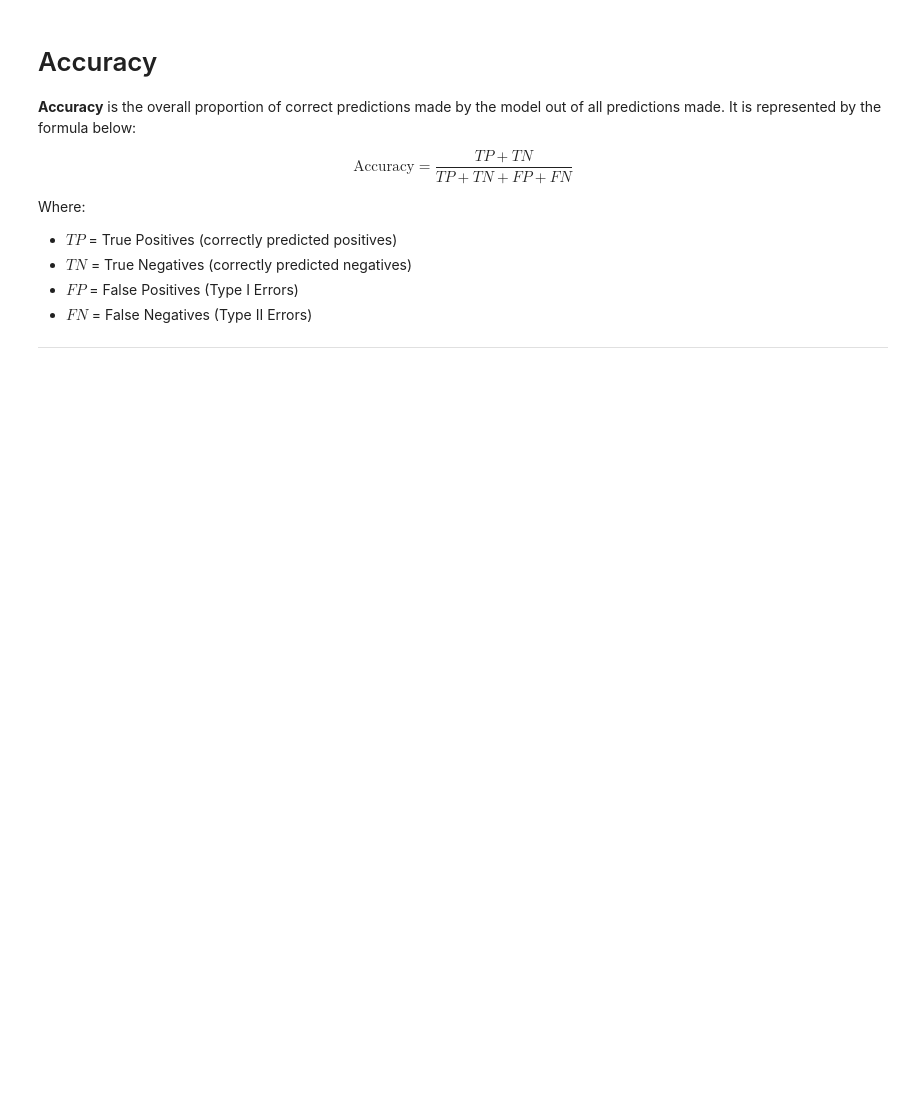
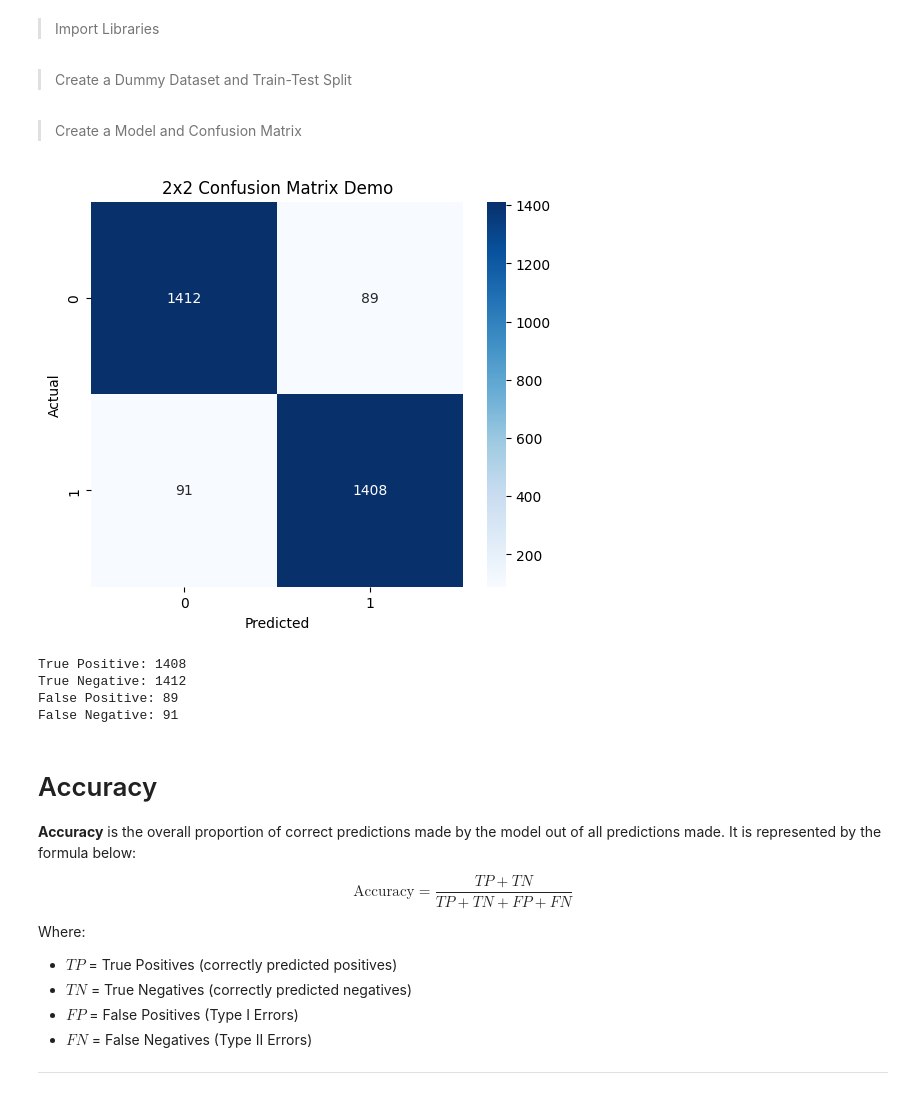
Before and after one commit to Akane625/Machine-Learning-Study, a Jupyter notebook: Understanding Classification Metrics.ipynb, the cells around one changed output. Saved outputs shown, nothing was run; the diff lists cells and outputs as text; code cells hidden in the pictures; blank space fills up the shorter version.

```diff
--- a/Understanding Classification Metrics.ipynb
+++ b/Understanding Classification Metrics.ipynb
@@ -33,0 +25,2 @@ A confusion matrix is a table that summarizes the performance of a classificatio
+# %% [markdown]
+> Import Libraries
@@ -34,3 +36,36 @@ A confusion matrix is a table that summarizes the performance of a classificatio
+# %% [markdown]
+> Create a Dummy Dataset and Train-Test Split
+# %%
+X, y = make_classification(n_samples=10000, n_classes=2, n_features=10, n_informative=5, random_state=42)
+X_train, X_test, y_train, y_test = train_test_split(X, y, test_size=0.3, random_state=42)
+# %% [markdown]
+> Create a Model and Confusion Matrix
+# %%
+model = RandomForestClassifier(random_state=42).fit(X_train, y_train)
+
+y_pred = model.predict(X_test)
+cm = confusion_matrix(y_test, y_pred)
+
+plt.figure(figsize=(6, 5))
+sns.heatmap(cm, annot=True, fmt='d', cmap='Blues',
+            xticklabels=['0', '1'],
+            yticklabels=['0', '1'])
+plt.xlabel("Predicted")
+plt.ylabel("Actual")
+plt.title("2x2 Confusion Matrix Demo")
+plt.show()
+
+tn, fp, fn, tp = cm.ravel()
+print(f"True Positive: {tp}")
+print(f"True Negative: {tn}")
+print(f"False Positive: {fp}")
+print(f"False Negative: {fn}")
+# %% [output]
+[figure, added]
+True Positive: 1408
+True Negative: 1412
+False Positive: 89
+False Negative: 91
 # %% [markdown]
 # Accuracy
 
```
Also changed, not shown: parts of 26 cells of this notebook.
